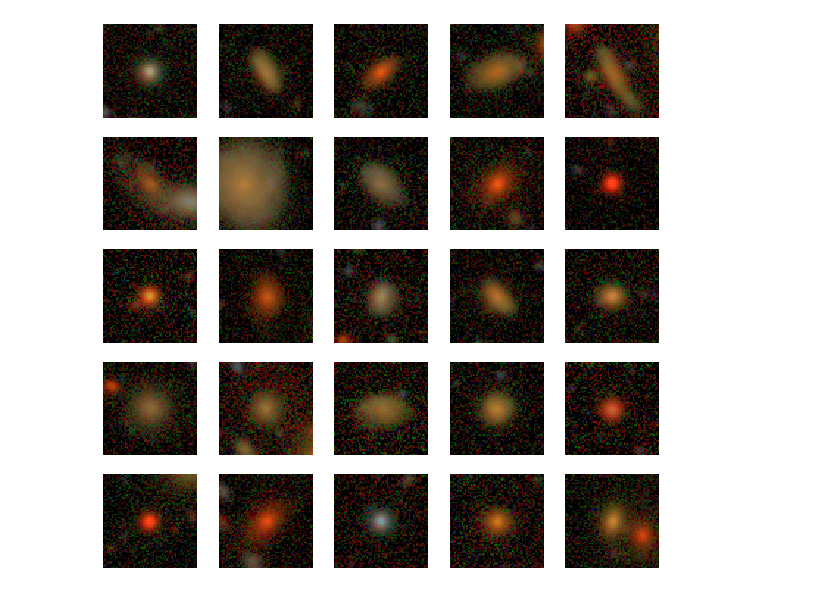
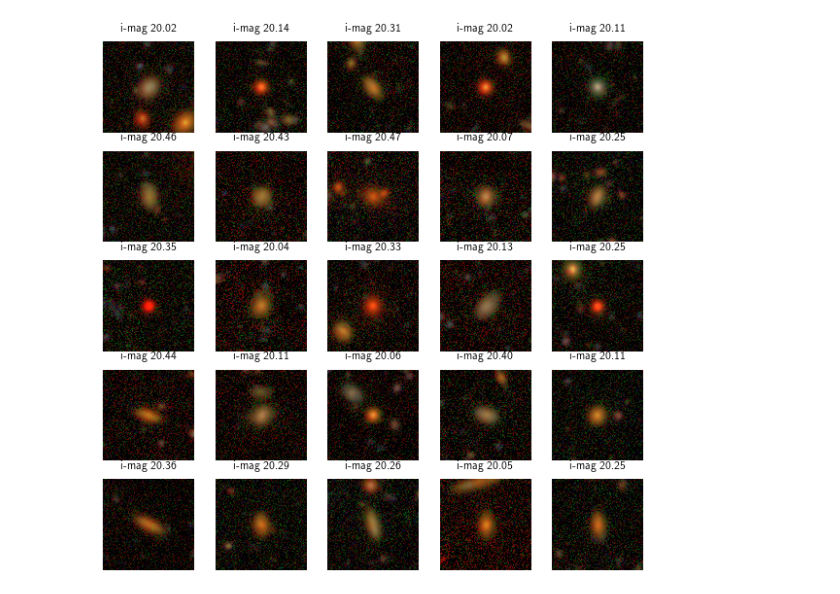
Before and after one commit to ml4astro/galaxy2galaxy, a Jupyter notebook: notebooks/AccessingHSCProblems.ipynb, the cells around one changed output. Drawn from its saved outputs; the diff is of its cells as text; code cells hidden in the pictures.

Commit message:
Fixes a bunch of problems

```diff
--- a/notebooks/AccessingHSCProblems.ipynb
+++ b/notebooks/AccessingHSCProblems.ipynb
@@ -14,9 +29,9 @@ problems.available()
 # %%
 # Let's create an instance of the hsc_problem
-hsc = problems.problem('hsc_problem')
+hsc = problems.problem('img2img_hsc_anomaly')
 
 # And extract the training dataset, assuming g2g-datagen has already
 # been run using:
 # $ g2g-datagen --problem=hsc_problem --data-dir=data/hsc_problem --tmp_dir=hsc_tmp
-dset = hsc.dataset(Modes.TRAIN, data_dir='data/hsc_problem')
+dset = hsc.dataset(Modes.TRAIN, data_dir='../data/hsc_anomaly')
 dset = dset.batch(25)
@@ -29,12 +55,13 @@ batch = sess.run(it)
 # %%
 figure(figsize=(10,10))
 for i in range(25):
     subplot(5,5,i+1)
-    cutout = make_lupton_rgb(data['inputs'][i,:,:,2],
-                         data['inputs'][i,:,:,1],
-                         data['inputs'][i,:,:,0],
+    cutout = make_lupton_rgb(batch['inputs'][i,:,:,2],
+                         batch['inputs'][i,:,:,1],
+                         batch['inputs'][i,:,:,0],
                          Q=15, stretch=0.5, minimum=0)
+    title('i-mag %0.2f'%batch['i_cmodel_mag'][i])
     imshow(cutout)
     axis('off')
 # %% [output]
-[figure, old version]
+[figure, new version]
```
Also changed, not shown: parts of 4 cells of this notebook, 5 other files.
